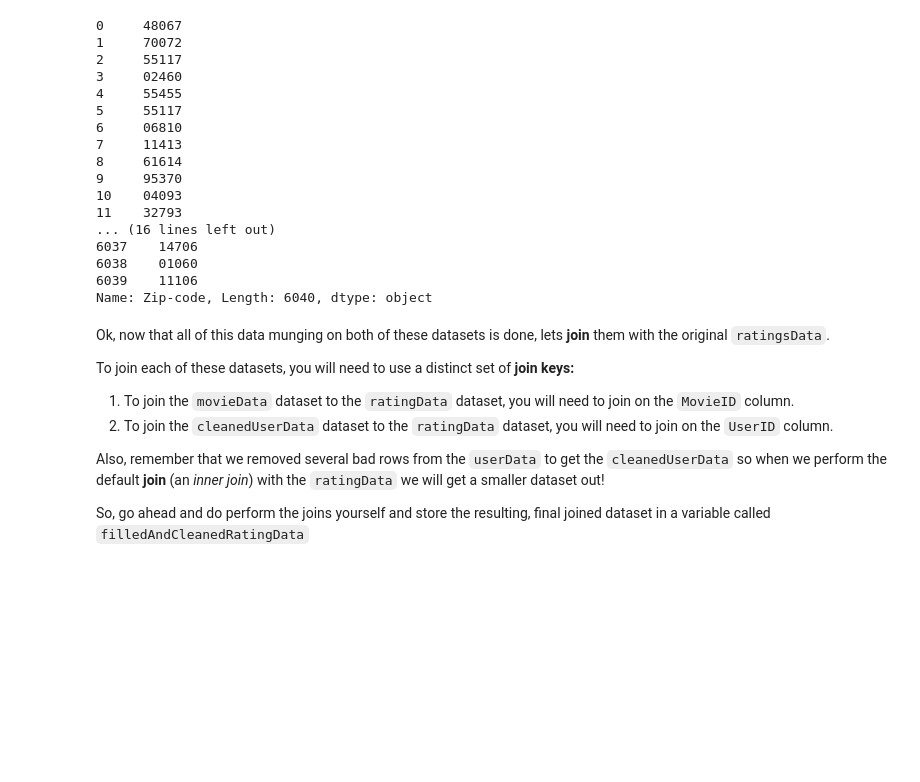
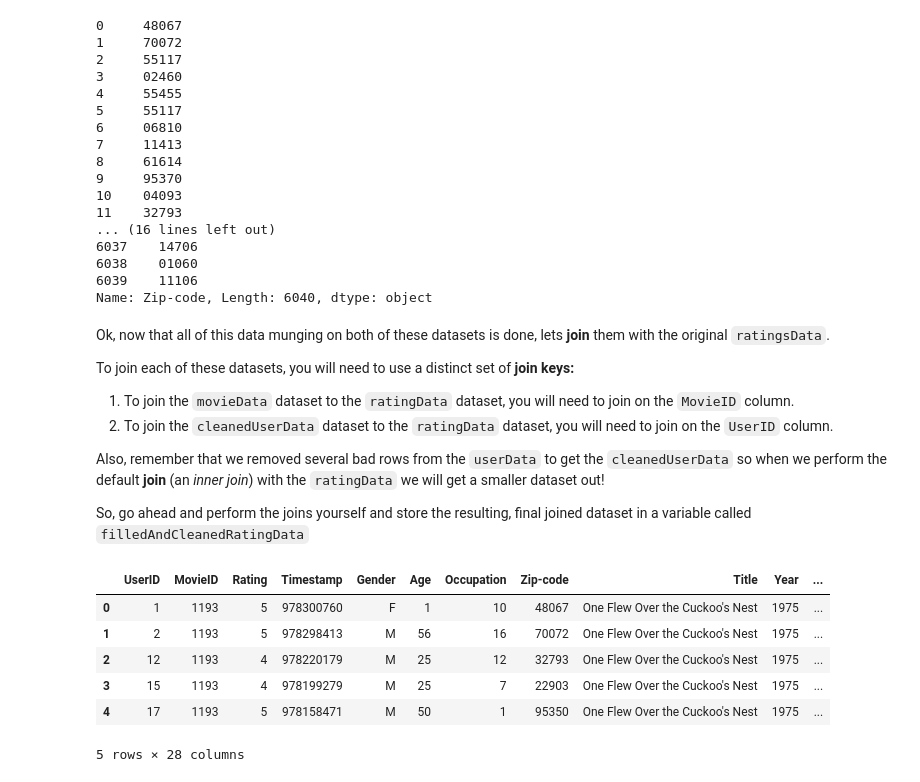
Before and after one commit to learn-co-students/intro-datascience-workshop-dumbo-web-080519, a Jupyter notebook: day1/Lesson 2 - Working with multiple datasets in pandas.ipynb, the cells around one changed output. Cells and saved outputs as stored; diff of their text form; code cells hidden in the pictures; blank space fills up the shorter version.

Commit message:
lesson 2 additions and movie data zipped file upload

```diff
--- a/day1/Lesson 2 - Working with multiple datasets in pandas.ipynb
+++ b/day1/Lesson 2 - Working with multiple datasets in pandas.ipynb
@@ -316,7 +316,4 @@ To join each of these datasets, you will need to use a distinct set of **join ke
 
 Also, remember that we removed several bad rows from the `userData` to get the `cleanedUserData` so when we perform the default **join** (an *inner join*) with the `ratingData` we will get a smaller dataset out!
 
-So, go ahead and do perform the joins yourself and store the resulting, final joined dataset in a variable called `filledAndCleanedRatingData`
+So, go ahead and perform the joins yourself and store the resulting, final joined dataset in a variable called `filledAndCleanedRatingData`
-# %%
-#Some code
-filledAndCleanedRatingData = pass
@@ -324,0 +320,14 @@ userData.Age.str.
+# %%
+#Some code
+#filledAndCleanedRatingData = ratingData.merge(userData,on = "UserID")
+#filledAndCleanedRatingData.head()
+#filledAndCleanedRatingData = filledAndCleanedRatingData.merge(movieData,on = "MovieID")
+filledAndCleanedRatingData.head()
+# %% [output]
+|  | UserID | MovieID | Rating | Timestamp | Gender | Age | Occupation | Zip-code | Title | Year | ... |
+| 0 | 1 | 1193 | 5 | 978300760 | F | 1 | 10 | 48067 | One Flew Over the Cuckoo's Nest | 1975 | ... |
+| 1 | 2 | 1193 | 5 | 978298413 | M | 56 | 16 | 70072 | One Flew Over the Cuckoo's Nest | 1975 | ... |
+| 2 | 12 | 1193 | 4 | 978220179 | M | 25 | 12 | 32793 | One Flew Over the Cuckoo's Nest | 1975 | ... |
+| 3 | 15 | 1193 | 4 | 978199279 | M | 25 | 7 | 22903 | One Flew Over the Cuckoo's Nest | 1975 | ... |
+| 4 | 17 | 1193 | 5 | 978158471 | M | 50 | 1 | 95350 | One Flew Over the Cuckoo's Nest | 1975 | ... |
+5 rows × 28 columns
```
Also changed, not shown: parts of 4 cells of this notebook, 1 other file.
